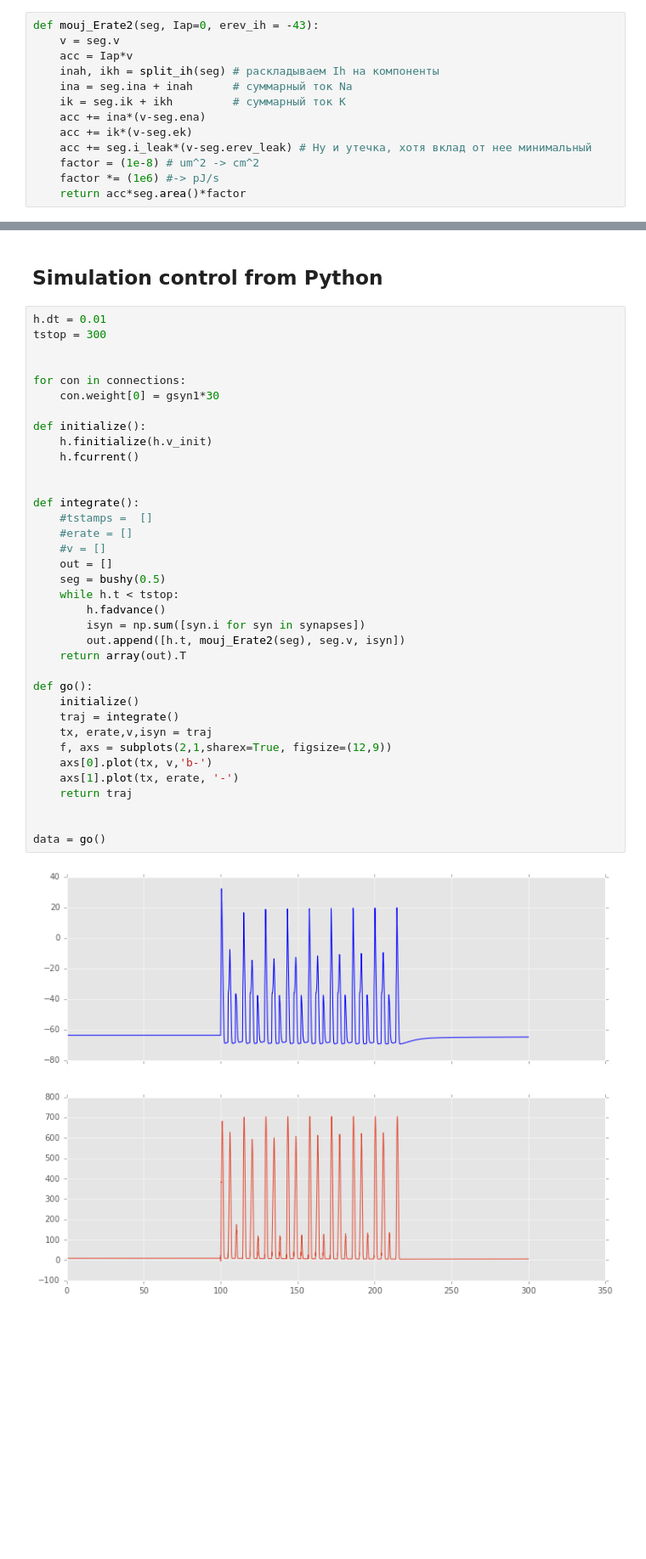
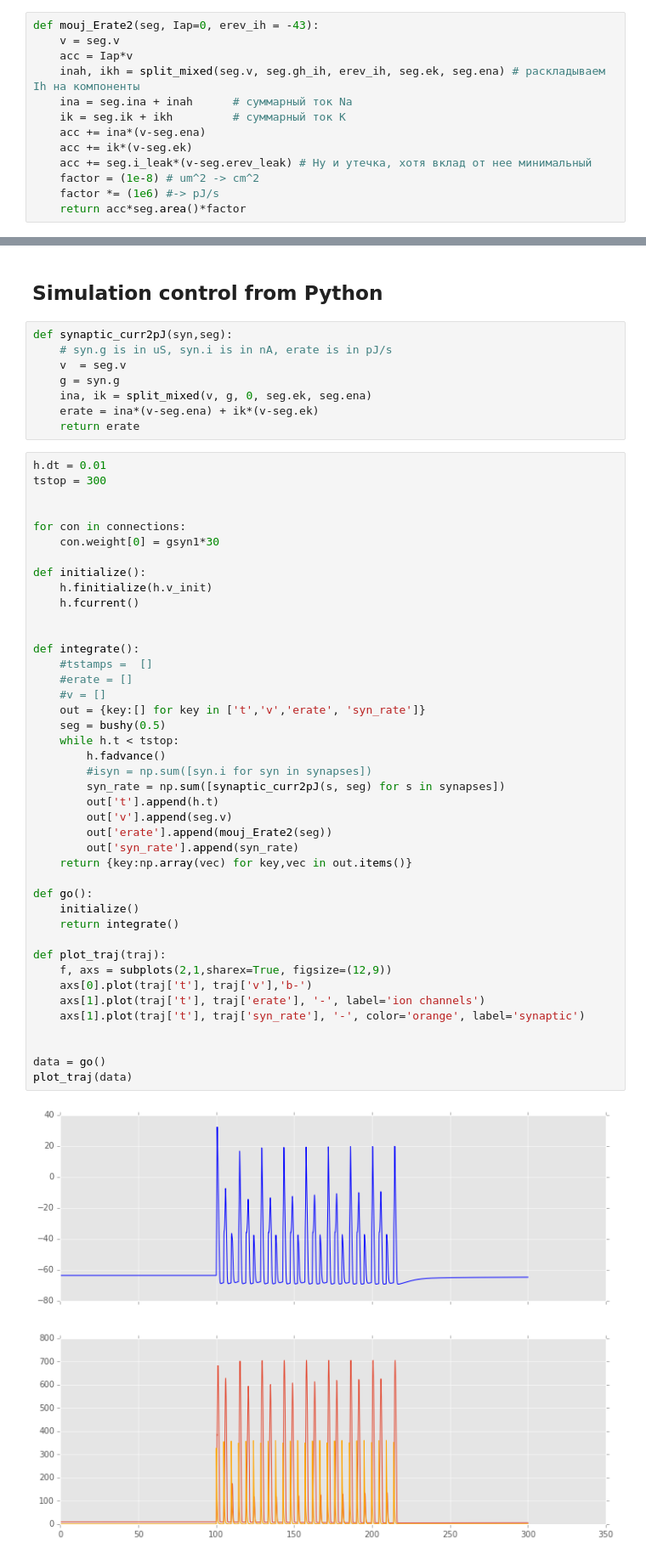
Before and after one commit to abrazhe/OC2, a Jupyter notebook: RM03-modfiles/EnergyCalc-pointmodels.ipynb, the cells around one changed output, grey strips where cells are left out. Shown at 85% size. Drawn from its saved outputs; the diff is of its cells as text; blank space fills up the shorter version.

Commit message:
split_mixed and synaptic erate

```diff
--- a/RM03-modfiles/EnergyCalc-pointmodels.ipynb
+++ b/RM03-modfiles/EnergyCalc-pointmodels.ipynb
@@ -247,7 +260,7 @@ def nJ2atp(nJ):
 def mouj_Erate2(seg, Iap=0, erev_ih = -43):
     v = seg.v
     acc = Iap*v
-    inah, ikh = split_ih(seg) # раскладываем Ih на компоненты
+    inah, ikh = split_mixed(seg.v, seg.gh_ih, erev_ih, seg.ek, seg.ena) # раскладываем Ih на компоненты
     ina = seg.ina + inah      # суммарный ток Na
     ik = seg.ik + ikh         # суммарный ток K
     acc += ina*(v-seg.ena)
@@ -395,41 +410,55 @@ bp.show(bp.vplot(p1,p2))
 <bokeh.io._CommsHandle at 0x...>
 # %% [markdown]
 ## Simulation control from Python
+# %%
+def synaptic_curr2pJ(syn,seg):
+    # syn.g is in uS, syn.i is in nA, erate is in pJ/s
+    v  = seg.v
+    g = syn.g
+    ina, ik = split_mixed(v, g, 0, seg.ek, seg.ena)
+    erate = ina*(v-seg.ena) + ik*(v-seg.ek)
+    return erate
 # %%
 h.dt = 0.01
 tstop = 300
 
 
 for con in connections:
     con.weight[0] = gsyn1*30
 
 def initialize():
     h.finitialize(h.v_init)
     h.fcurrent()
 
 
 def integrate():
     #tstamps =  []
     #erate = []
     #v = []
-    out = []
+    out = {key:[] for key in ['t','v','erate', 'syn_rate']}
     seg = bushy(0.5)
     while h.t < tstop:
         h.fadvance()
-        isyn = np.sum([syn.i for syn in synapses])
-        out.append([h.t, mouj_Erate2(seg), seg.v, isyn])
-    return array(out).T
+        #isyn = np.sum([syn.i for syn in synapses])
+        syn_rate = np.sum([synaptic_curr2pJ(s, seg) for s in synapses])
+        out['t'].append(h.t)
+        out['v'].append(seg.v)
+        out['erate'].append(mouj_Erate2(seg))
+        out['syn_rate'].append(syn_rate)
+    return {key:np.array(vec) for key,vec in out.items()}
 
 def go():
     initialize()
-    traj = integrate()
-    tx, erate,v,isyn = traj
+    return integrate()
+
+def plot_traj(traj):
     f, axs = subplots(2,1,sharex=True, figsize=(12,9))
-    axs[0].plot(tx, v,'b-')
-    axs[1].plot(tx, erate, '-')
-    return traj
+    axs[0].plot(traj['t'], traj['v'],'b-')
+    axs[1].plot(traj['t'], traj['erate'], '-', label='ion channels')
+    axs[1].plot(traj['t'], traj['syn_rate'], '-', color='orange', label='synaptic')
 
 
 data = go()
+plot_traj(data)
 # %% [output]
-[figure, old version]
+[figure, new version]
```
Also changed, not shown: parts of 15 cells of this notebook.
